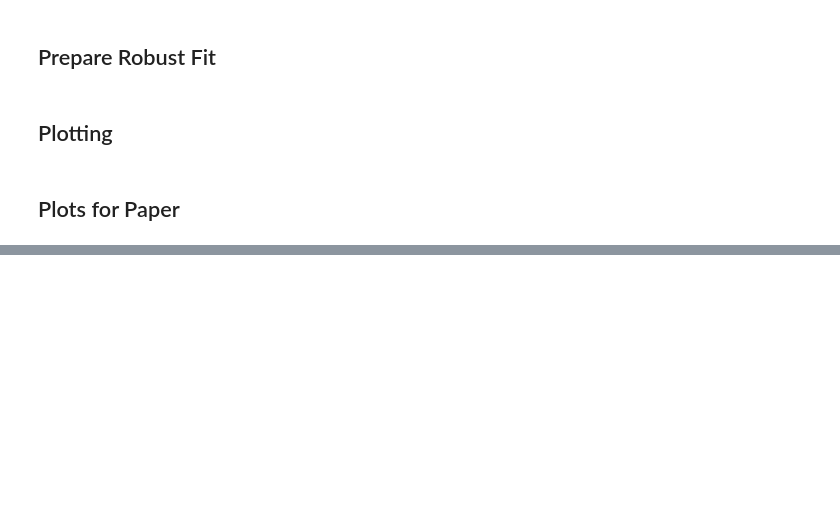
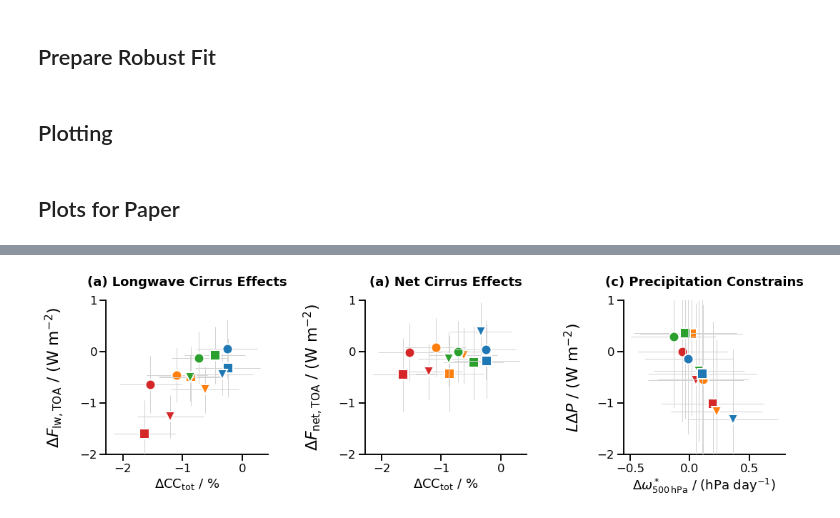
Before and after one commit to fsenf/nbook.2022-11_WiFi-AUS_Circ-Feedbacks, a Jupyter notebook: nbooks/09-Residual-Circulation-at-100hPa.ipynb, the cells around one changed output, grey strips where cells are left out. Cells and saved outputs as stored; diff of their text form; code cells hidden in the pictures; blank space fills up the shorter version.

```diff
--- a/nbooks/09-Residual-Circulation-at-100hPa.ipynb
+++ b/nbooks/09-Residual-Circulation-at-100hPa.ipynb
@@ -641,0 +649,49 @@ plt.savefig('../pics/res-circ-at-100hPa', dpi = 600)
+# %%
+rangelabels = ['Tropics',]
+dave = dbase.isel( latrange = [1,])
+# %%
+fig, axs = plt.subplots( ncols = 3, nrows = 1, figsize = (22,5))
+
+plot_vars_against_eachother( 'aclcov', 'trad0',  rangelabels = rangelabels, sharex = False, sharey = False, add_nudged = False,
+                             scale1 = 1e2, scale2 = 1, axs = [axs[0],])
+#plt.gcf().subplots_adjust( wspace = 1.0)
+
+nicify( xlabel = '$\Delta$CC${}_\mathrm{tot}$ / %',
+        ylabel = '$\Delta F_\mathrm{lw, TOA}$ / (W m${}^{-2}$)', axs = [axs[0]] )
+#plt.figtext(0.5, 0.84, title, fontsize = 22, fontweight = 'bold', ha = 'center' )
+
+axs[0].set_title('(a) Longwave Cirrus Effects', pad = 20)
+
+
+
+
+plot_vars_against_eachother( 'aclcov', 'net_toa',  rangelabels = rangelabels, sharex = False, sharey = False, add_nudged = False,
+                             scale1 = 1e2, scale2 = 1, axs = [axs[1],])
+#plt.gcf().subplots_adjust( wspace = 1.0)
+
+nicify( xlabel = '$\Delta$CC${}_\mathrm{tot}$ / %',
+        ylabel = '$\Delta F_\mathrm{net, TOA}$ / (W m${}^{-2}$)', axs = [axs[1]] )
+#plt.figtext(0.5, 0.84, title, fontsize = 22, fontweight = 'bold', ha = 'center' )
+
+axs[1].set_title('(a) Net Cirrus Effects', pad = 20)
+
+
+
+plot_vars_against_eachother( 'oms500', 'LP',  rangelabels = rangelabels, sharex = False, sharey = False, add_nudged = False,
+                             scale1 = 1e-2 * day, axs = [axs[2],])
+#plt.gcf().subplots_adjust( wspace = 1.0)
+
+nicify( xlabel = '$\Delta\omega^*_\mathrm{500 \,hPa}$ / (hPa day${}^{-1}$)',
+        ylabel = '$L\Delta P$ / (W m${}^{-2}$)', axs = [axs[2]] )
+#plt.figtext(0.5, 0.84, title, fontsize = 22, fontweight = 'bold', ha = 'center' )
+
+axs[2].set_title('(c) Precipitation Constrains', pad = 20)
+
+
+for a in axs:
+    a.set_ylim(-2,1)
+    a.set_yticks([-2, -1, 0, 1])
+
+plt.savefig('../pics/cirrus-and-prec-effects.png', dpi = 600)
+# %% [output]
+[figure, added]
```
Also changed, not shown: parts of 12 cells of this notebook, 5 other files.
